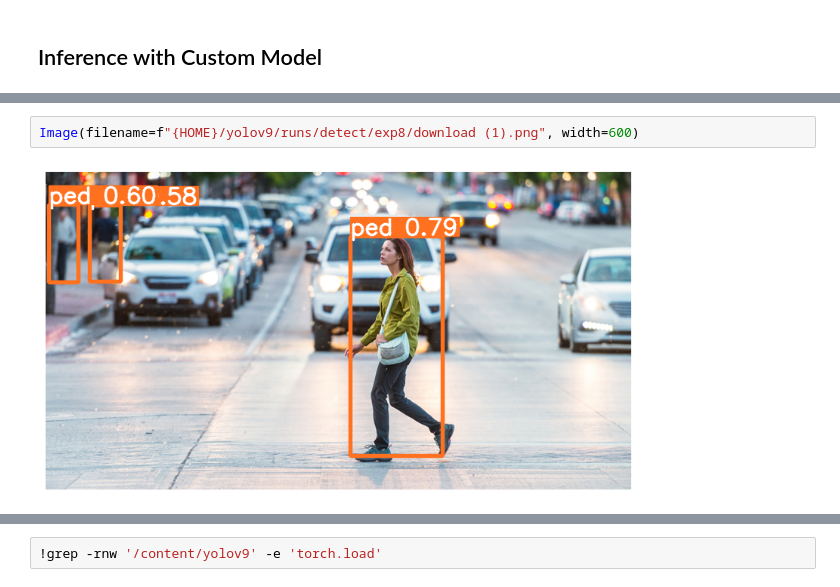
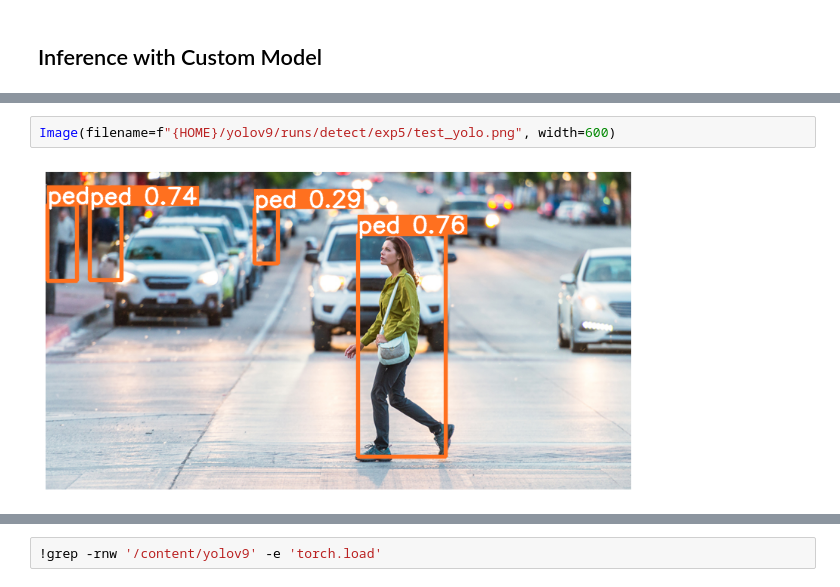
Before and after one commit to aethla/MLPR-Final-Project, a Jupyter notebook: MLPR_yolov9_citypersons.ipynb, the cells around one changed output, grey strips where cells are left out. Drawn from its saved outputs; the diff is of its cells as text.

```diff
--- a/MLPR_yolov9_citypersons.ipynb
+++ b/MLPR_yolov9_citypersons.ipynb
@@ -228,7 +220,7 @@ Results saved to runs/detect/exp8
 # %%
-Image(filename=f"{HOME}/yolov9/runs/detect/exp8/download (1).png", width=600)
+Image(filename=f"{HOME}/yolov9/runs/detect/exp5/test_yolo.png", width=600)
 # %% [output]
-[figure, old version]
+[figure, new version]
 # %%
 #path that contains folder you want to copy
 %cd /content/drive/MyDrive/MLPR_new_runs/yolov9_MLPR
```
Also changed, not shown: parts of 17 cells of this notebook, 5 other files.
